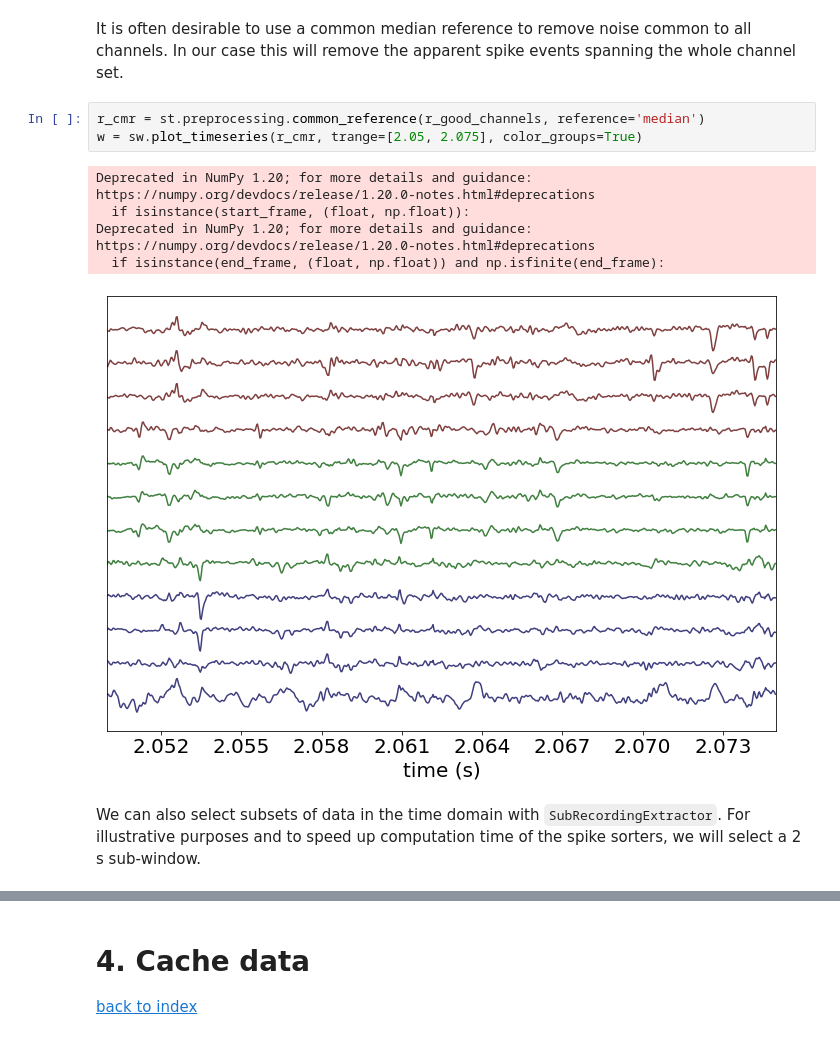
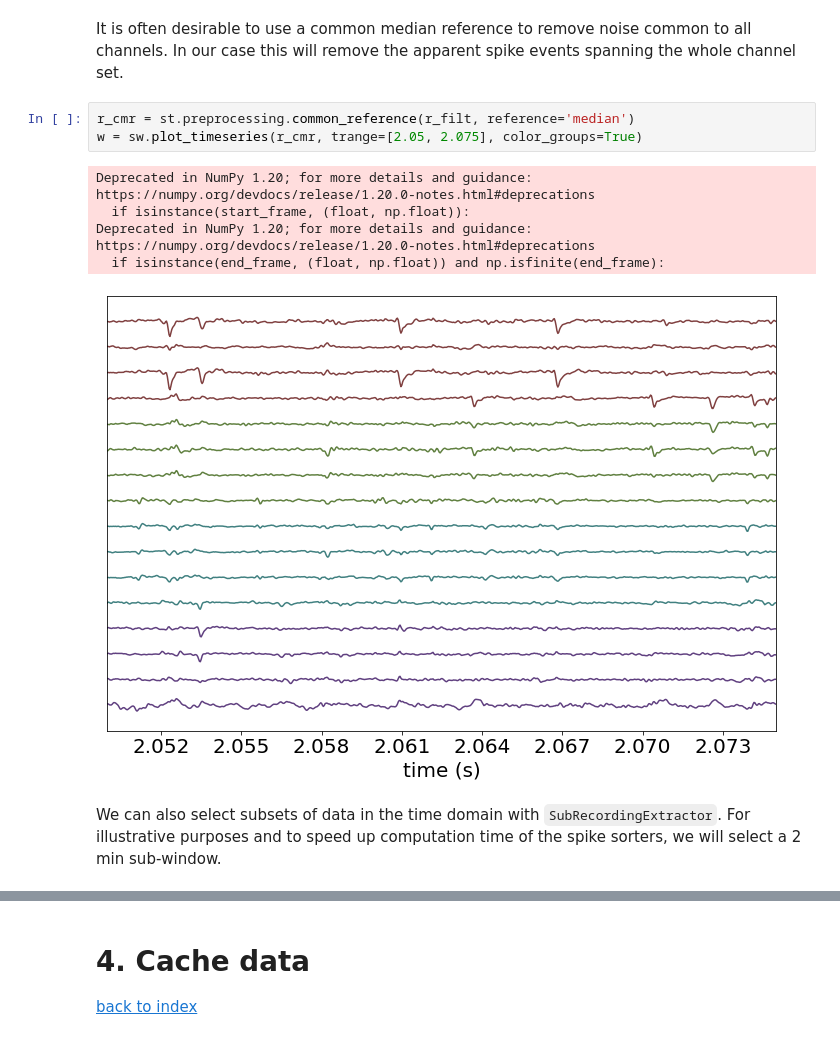
Before and after one commit to sbuergers/hussaini-lab-to-nwb-notebooks, a Jupyter notebook: tidy_venv/mileston2_modular_pipeline_spiketutorial_data.ipynb, the cells around one changed output, grey strips where cells are left out. Cells and saved outputs as stored; diff of their text form.

```diff
--- a/tidy_venv/mileston2_modular_pipeline_spiketutorial_data.ipynb
+++ b/tidy_venv/mileston2_modular_pipeline_spiketutorial_data.ipynb
@@ -478,15 +442,15 @@ w = sw.plot_timeseries(r_good_channels, trange=[2.05, 2.075], color_groups=True)
 # %% [markdown]
 It is often desirable to use a common median reference to remove noise common to all channels. In our case this will remove the apparent spike events spanning the whole channel set.
 # %%
-r_cmr = st.preprocessing.common_reference(r_good_channels, reference='median')
+r_cmr = st.preprocessing.common_reference(r_filt, reference='median')
 w = sw.plot_timeseries(r_cmr, trange=[2.05, 2.075], color_groups=True)
 # %% [output]
 Deprecated in NumPy 1.20; for more details and guidance: https://numpy.org/devdocs/release/1.20.0-notes.html#deprecations
   if isinstance(start_frame, (float, np.float)):
 Deprecated in NumPy 1.20; for more details and guidance: https://numpy.org/devdocs/release/1.20.0-notes.html#deprecations
   if isinstance(end_frame, (float, np.float)) and np.isfinite(end_frame):
-[figure, old version]
+[figure, new version]
 # %% [markdown]
-We can also select subsets of data in the time domain with `SubRecordingExtractor`. For illustrative purposes and to speed up computation time of the spike sorters, we will select a 2 s sub-window.
+We can also select subsets of data in the time domain with `SubRecordingExtractor`. For illustrative purposes and to speed up computation time of the spike sorters, we will select a 2 min sub-window.
 # %%
 fs = r_cmr.get_sampling_frequency()
```
Also changed, not shown: parts of 50 cells of this notebook, 1 other file.
